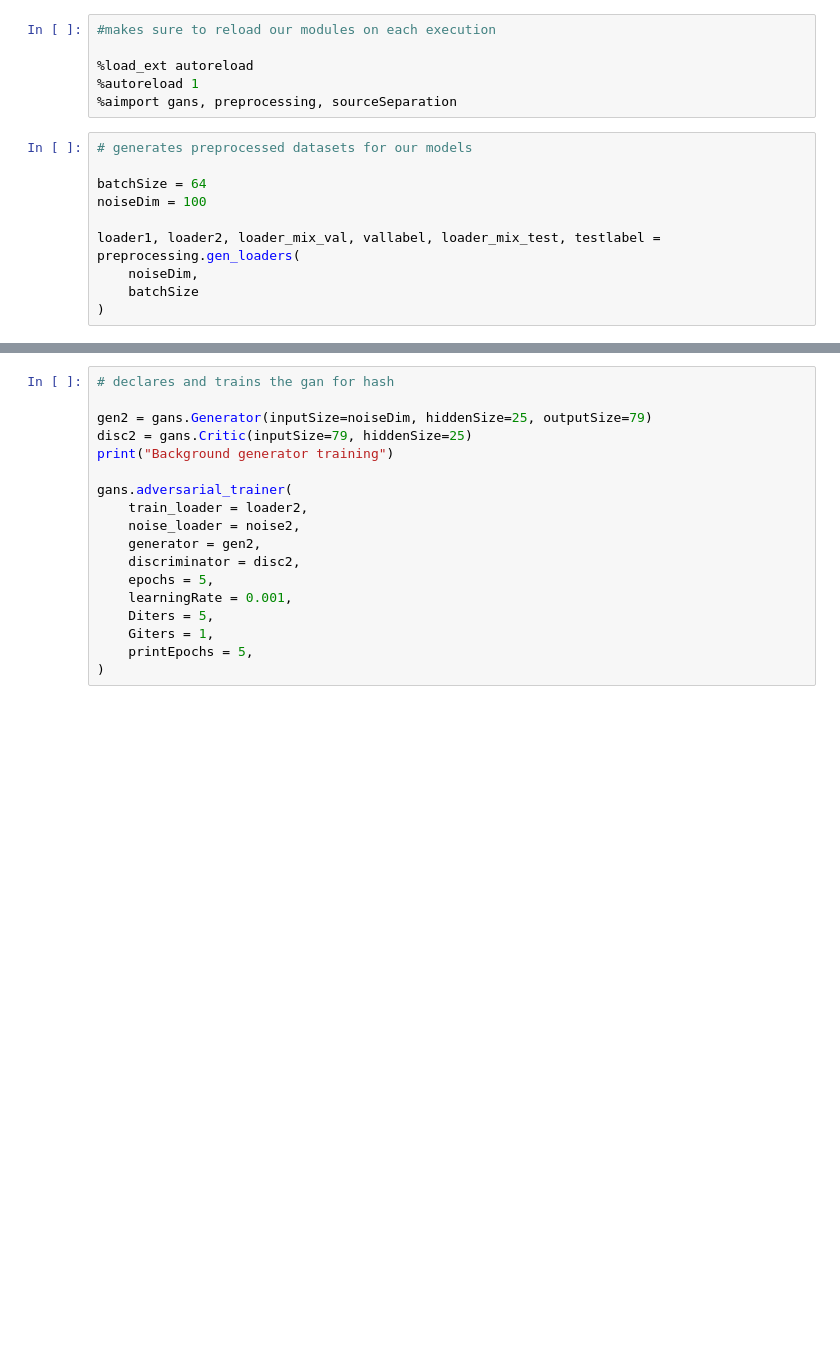
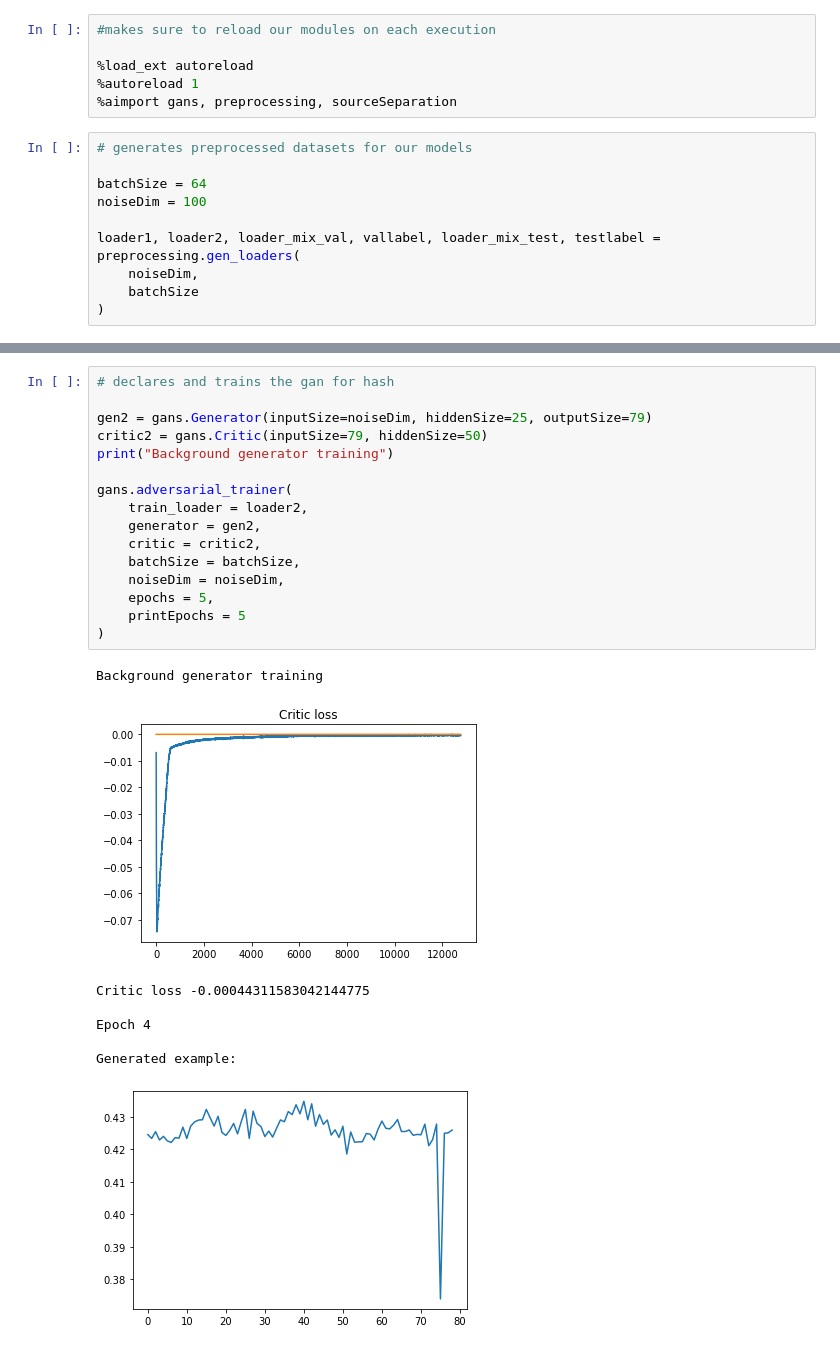
Before and after one commit to AlexDodon/sourceseparation_misc, a Jupyter notebook: time_series.ipynb, the cells around one changed output, grey strips where cells are left out. Cells and saved outputs as stored; diff of their text form; blank space fills up the shorter version.

```diff
--- a/time_series.ipynb
+++ b/time_series.ipynb
@@ -46,18 +46,25 @@ Generated example:
 # %%
 # declares and trains the gan for hash
 
 gen2 = gans.Generator(inputSize=noiseDim, hiddenSize=25, outputSize=79)
-disc2 = gans.Critic(inputSize=79, hiddenSize=25)
+critic2 = gans.Critic(inputSize=79, hiddenSize=50)
 print("Background generator training")
 
 gans.adversarial_trainer(
     train_loader = loader2,
-    noise_loader = noise2,
     generator = gen2,
-    discriminator = disc2,
+    critic = critic2,
+    batchSize = batchSize,
+    noiseDim = noiseDim,
     epochs = 5,
-    learningRate = 0.001,
-    Diters = 5,
-    Giters = 1,
-    printEpochs = 5,
+    printEpochs = 5
 )
+# %% [output]
+Background generator training
+[figure, added]
+Critic loss -0.00044311583042144775
+
+Epoch 4
+
+Generated example:
+[figure, added]
```
Also changed, not shown: parts of 6 cells of this notebook, 3 other files.
